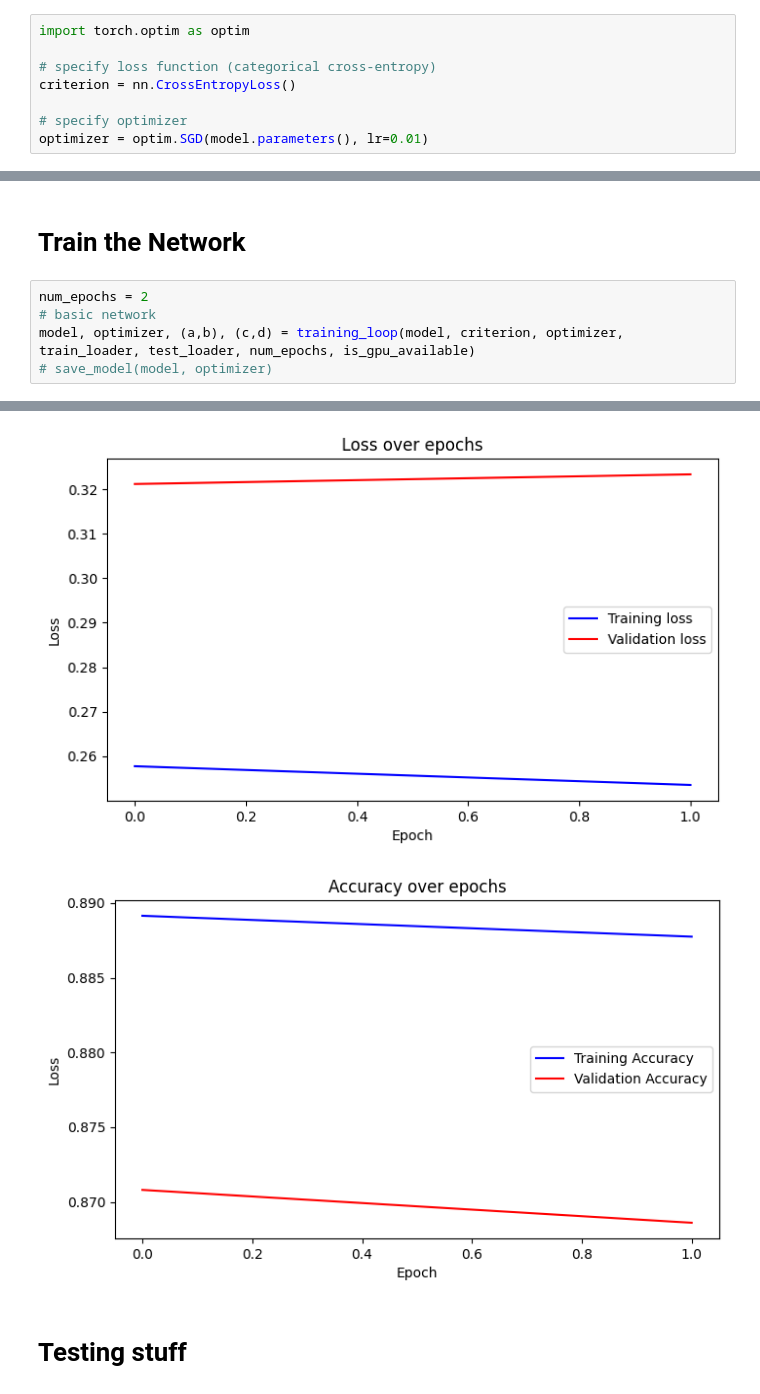
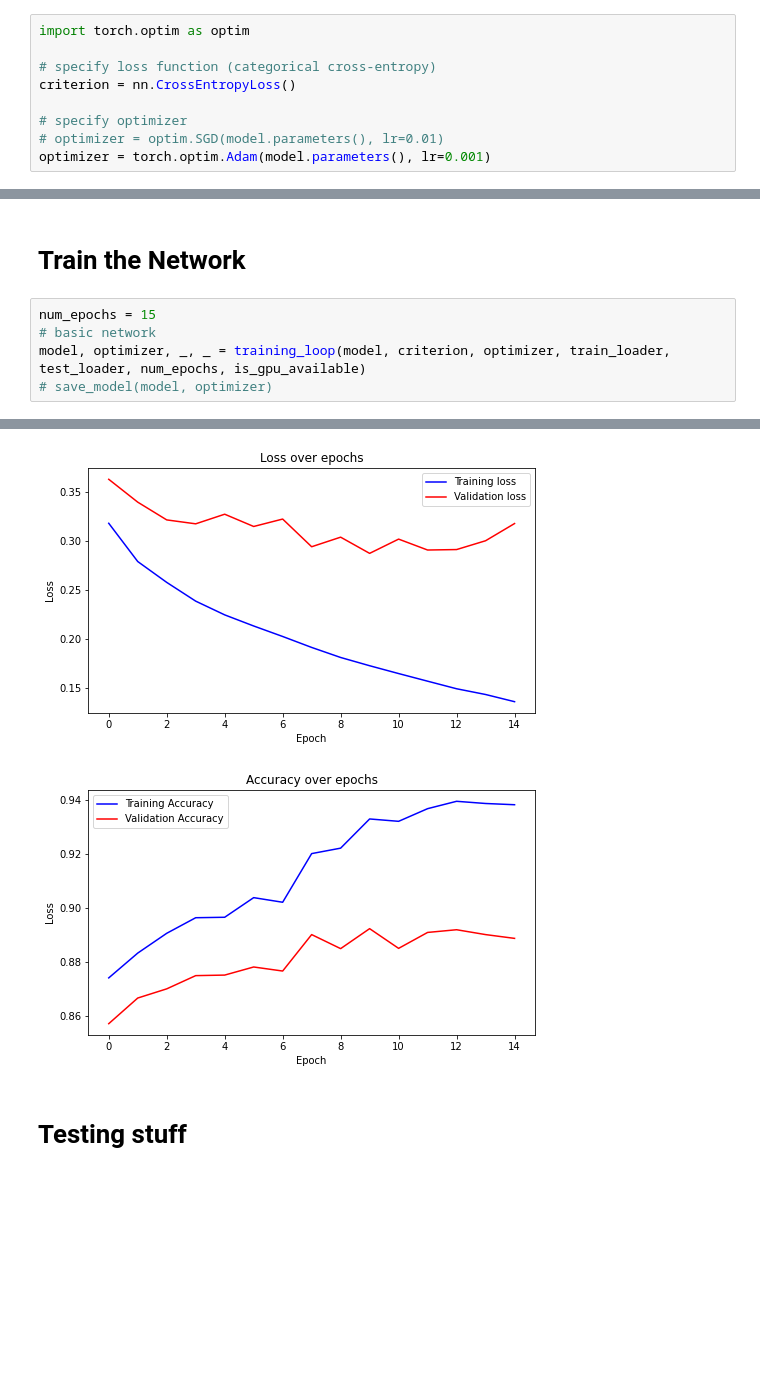
Before and after one commit to YairYarden/Deep-Learning, a Jupyter notebook: Ex1.ipynb, the cells around one changed output, grey strips where cells are left out. Cells and saved outputs as stored; diff of their text form; blank space fills up the shorter version.

Commit message:
change optimizer to adam

```diff
--- a/Ex1.ipynb
+++ b/Ex1.ipynb
@@ -157,7 +173,8 @@ import torch.optim as optim
 criterion = nn.CrossEntropyLoss()
 
 # specify optimizer
-optimizer = optim.SGD(model.parameters(), lr=0.01)
+# optimizer = optim.SGD(model.parameters(), lr=0.01)
+optimizer = torch.optim.Adam(model.parameters(), lr=0.001)
 # %% [markdown]
 # Functions For Training the network
 # %%
@@ -325,8 +342,8 @@ def save_model(model, optimizer):
 # %% [markdown]
 # Train the Network
 # %%
-num_epochs = 2
+num_epochs = 15
 # basic network
-model, optimizer, (a,b), (c,d) = training_loop(model, criterion, optimizer, train_loader, test_loader, num_epochs, is_gpu_available)
+model, optimizer, _, _ = training_loop(model, criterion, optimizer, train_loader, test_loader, num_epochs, is_gpu_available)
 # save_model(model, optimizer)
 # %% [output]
@@ -336,5 +366,5 @@ model, optimizer, (a,b), (c,d) = training_loop(model, criterion, optimizer, trai
-[figure, old version]
+[figure, new version]
-[figure, old version]
+[figure, new version]
 # %% [markdown]
 # Testing stuff
 # %%
```
Also changed, not shown: parts of 3 cells of this notebook.
